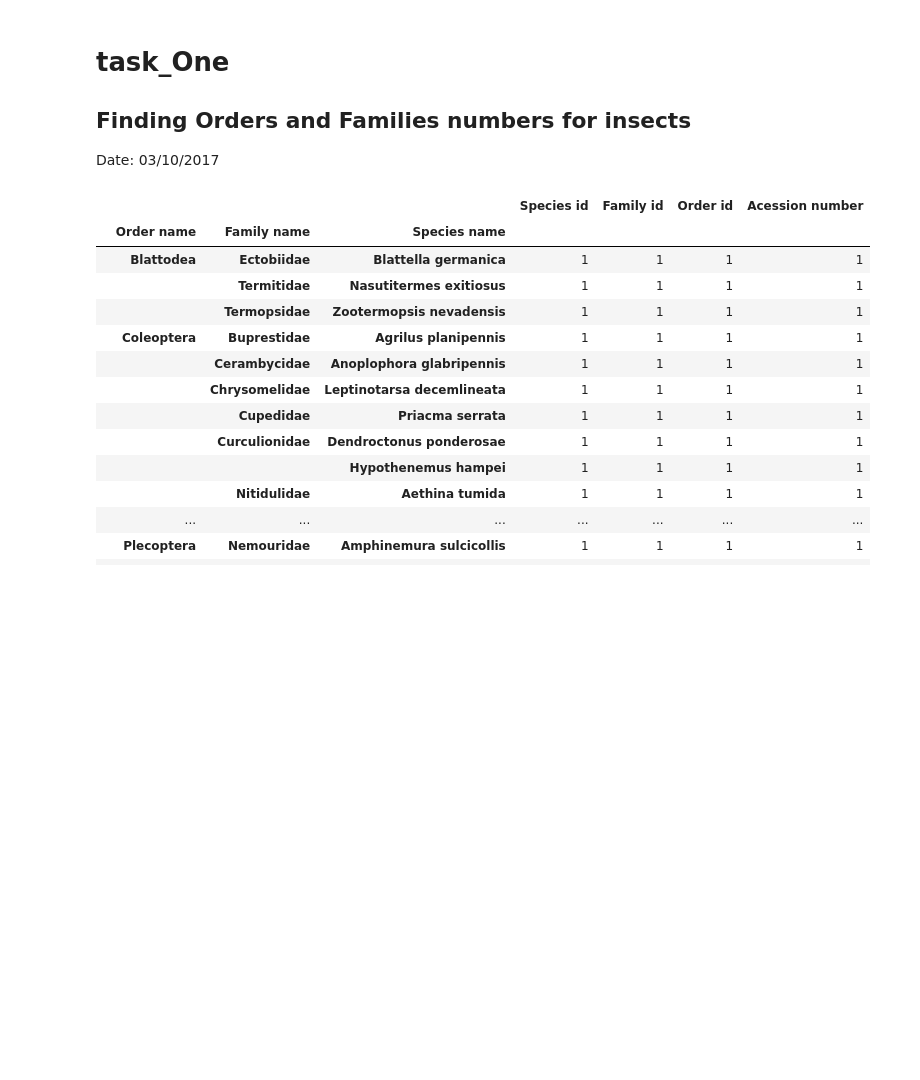
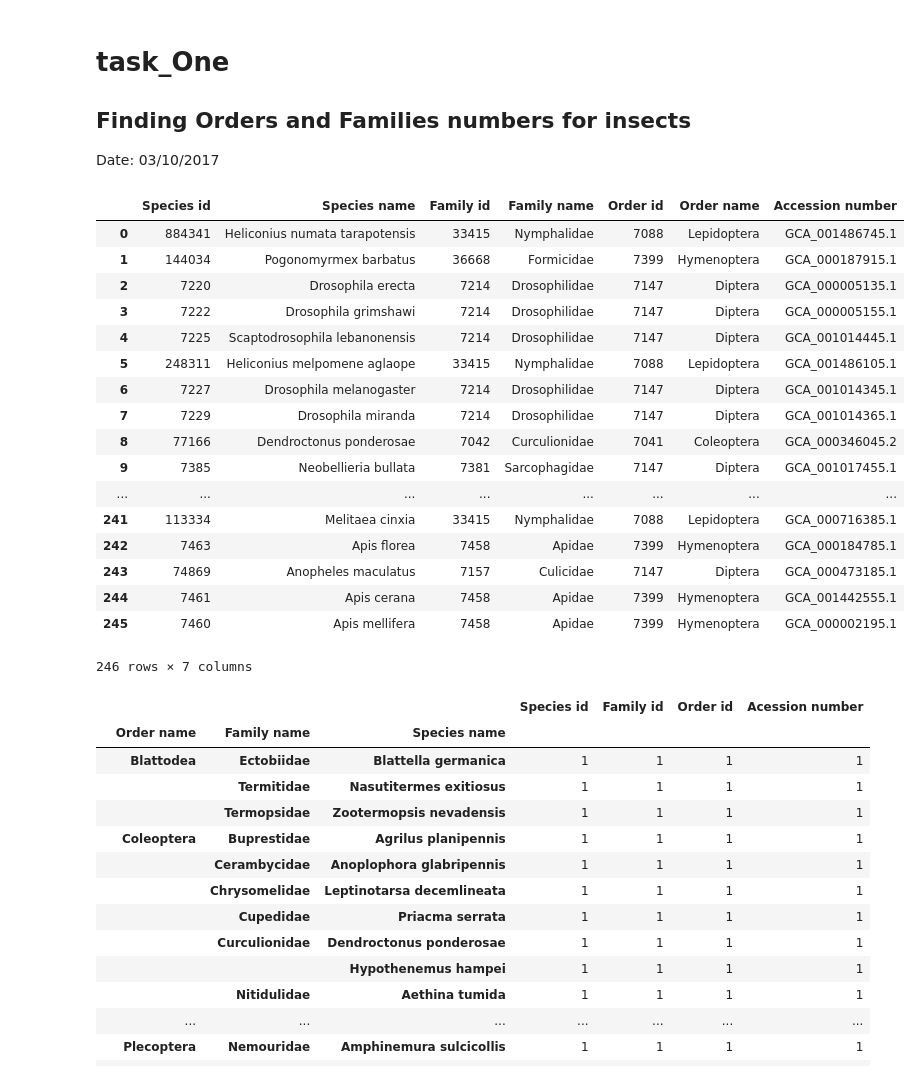
Before and after one commit to baj12/2017_master_internship, a Jupyter notebook: Archives/notebook/march/oskar_project/0310_taskOne.ipynb, the cells around one changed output. Cells and saved outputs as stored; diff of their text form; code cells hidden in the pictures; blank space fills up the shorter version.

```diff
--- a/Archives/notebook/march/oskar_project/0310_taskOne.ipynb
+++ b/Archives/notebook/march/oskar_project/0310_taskOne.ipynb
@@ -6,12 +6,32 @@ Date: 03/10/2017
 # %%
 '''
 From build_insectGenomesInfos.py
 '''
 
 import pandas as pd
-pathcsv="/home/savandara/Documents/Internship/2017_master_internship/curated_insectGenomesInfos.csv"
+pathcsv="/home/savandara/Documents/Internship/2017_master_internship/genomeDownloader/curated_insectGenomesInfos.csv"
 
 df = pd.read_csv(pathcsv)
+df
+# %% [output]
+|  | Species id | Species name | Family id | Family name | Order id | Order name | Accession number |
+| 0 | 884341 | Heliconius numata tarapotensis | 33415 | Nymphalidae | 7088 | Lepidoptera | GCA_001486745.1 |
+| 1 | 144034 | Pogonomyrmex barbatus | 36668 | Formicidae | 7399 | Hymenoptera | GCA_000187915.1 |
+| 2 | 7220 | Drosophila erecta | 7214 | Drosophilidae | 7147 | Diptera | GCA_000005135.1 |
+| 3 | 7222 | Drosophila grimshawi | 7214 | Drosophilidae | 7147 | Diptera | GCA_000005155.1 |
+| 4 | 7225 | Scaptodrosophila lebanonensis | 7214 | Drosophilidae | 7147 | Diptera | GCA_001014445.1 |
+| 5 | 248311 | Heliconius melpomene aglaope | 33415 | Nymphalidae | 7088 | Lepidoptera | GCA_001486105.1 |
+| 6 | 7227 | Drosophila melanogaster | 7214 | Drosophilidae | 7147 | Diptera | GCA_001014345.1 |
+| 7 | 7229 | Drosophila miranda | 7214 | Drosophilidae | 7147 | Diptera | GCA_001014365.1 |
+| 8 | 77166 | Dendroctonus ponderosae | 7042 | Curculionidae | 7041 | Coleoptera | GCA_000346045.2 |
+| 9 | 7385 | Neobellieria bullata | 7381 | Sarcophagidae | 7147 | Diptera | GCA_001017455.1 |
+| ... | ... | ... | ... | ... | ... | ... | ... |
+| 241 | 113334 | Melitaea cinxia | 33415 | Nymphalidae | 7088 | Lepidoptera | GCA_000716385.1 |
+| 242 | 7463 | Apis florea | 7458 | Apidae | 7399 | Hymenoptera | GCA_000184785.1 |
+| 243 | 74869 | Anopheles maculatus | 7157 | Culicidae | 7147 | Diptera | GCA_000473185.1 |
+| 244 | 7461 | Apis cerana | 7458 | Apidae | 7399 | Hymenoptera | GCA_001442555.1 |
+| 245 | 7460 | Apis mellifera | 7458 | Apidae | 7399 | Hymenoptera | GCA_000002195.1 |
+246 rows × 7 columns
 # %%
 result = df.groupby(["Order name", "Family name", "Species name"]).count()
 result
```
Also changed, not shown: 6 other files.
